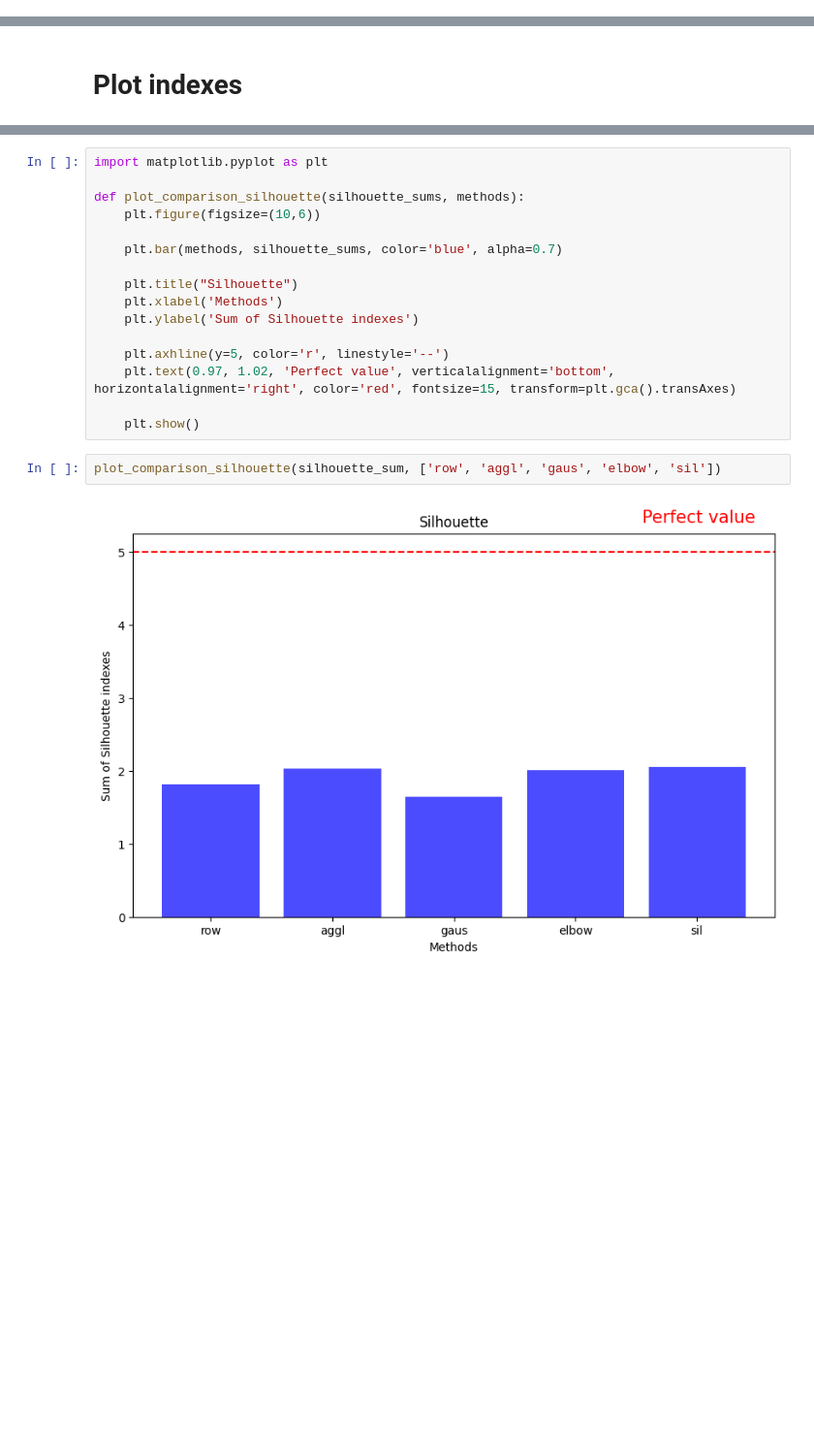
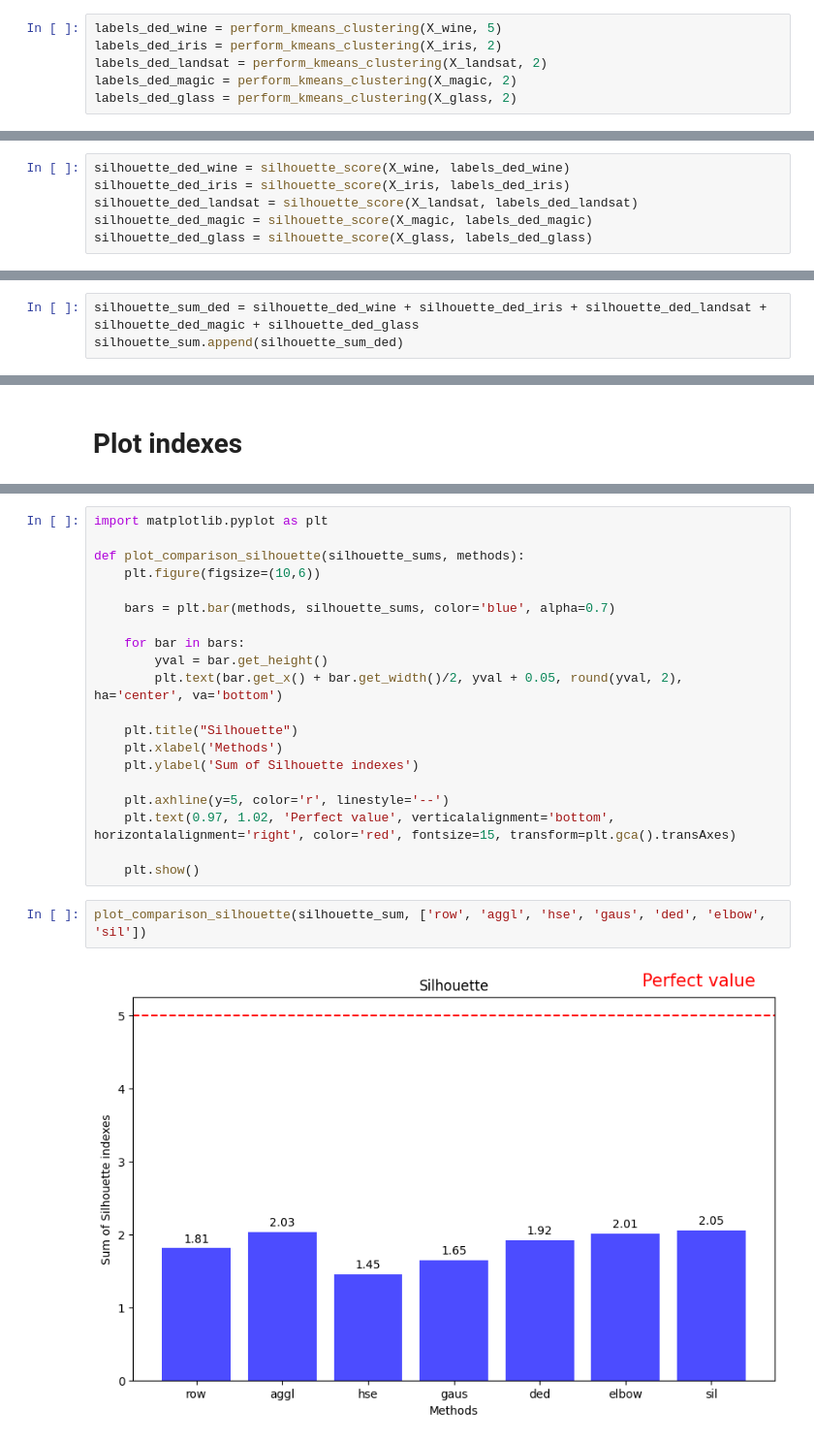
Before and after one commit to FIvER4IK/novel_methods_finding_k, a Jupyter notebook: Project.ipynb, the cells around one changed output, grey strips where cells are left out. Shown: that part at 97% size. Cells and saved outputs as stored; diff of their text form; blank space fills up the shorter version.

```diff
--- a/Project.ipynb
+++ b/Project.ipynb
@@ -842,5 +913,11 @@ silhouette_sum_gaus = silhouette_gaus_wine + silhouette_gaus_iris + silhouette_g
 silhouette_sum.append(silhouette_sum_gaus)
 # %% [markdown]
 ### DeD
+# %%
+labels_ded_wine = perform_kmeans_clustering(X_wine, 5)
+labels_ded_iris = perform_kmeans_clustering(X_iris, 2)
+labels_ded_landsat = perform_kmeans_clustering(X_landsat, 2)
+labels_ded_magic = perform_kmeans_clustering(X_magic, 2)
+labels_ded_glass = perform_kmeans_clustering(X_glass, 2)
 # %% [markdown]
 ##### Davies-Bouldin
@@ -849,2 +968,8 @@ silhouette_sum.append(silhouette_sum_gaus)
 # %% [markdown]
 ##### Silhouette
+# %%
+silhouette_ded_wine = silhouette_score(X_wine, labels_ded_wine)
+silhouette_ded_iris = silhouette_score(X_iris, labels_ded_iris)
+silhouette_ded_landsat = silhouette_score(X_landsat, labels_ded_landsat)
+silhouette_ded_magic = silhouette_score(X_magic, labels_ded_magic)
+silhouette_ded_glass = silhouette_score(X_glass, labels_ded_glass)
@@ -851,3 +988,6 @@ silhouette_sum.append(silhouette_sum_gaus)
+# %%
+silhouette_sum_ded = silhouette_ded_wine + silhouette_ded_iris + silhouette_ded_landsat + silhouette_ded_magic + silhouette_ded_glass
+silhouette_sum.append(silhouette_sum_ded)
 # %% [markdown]
 ### Elbow
 # %%
@@ -1050,7 +1198,11 @@ import matplotlib.pyplot as plt
 def plot_comparison_silhouette(silhouette_sums, methods):
     plt.figure(figsize=(10,6))
 
-    plt.bar(methods, silhouette_sums, color='blue', alpha=0.7)
+    bars = plt.bar(methods, silhouette_sums, color='blue', alpha=0.7)
+
+    for bar in bars:
+        yval = bar.get_height()
+        plt.text(bar.get_x() + bar.get_width()/2, yval + 0.05, round(yval, 2), ha='center', va='bottom')
 
     plt.title("Silhouette")
     plt.xlabel('Methods')
@@ -1061,6 +1213,6 @@ def plot_comparison_silhouette(silhouette_sums, methods):
 
     plt.show()
 # %%
-plot_comparison_silhouette(silhouette_sum, ['row', 'aggl', 'gaus', 'elbow', 'sil'])
+plot_comparison_silhouette(silhouette_sum, ['row', 'aggl', 'hse', 'gaus', 'ded', 'elbow', 'sil'])
 # %% [output]
-[figure, old version]
+[figure, new version]
```
Also changed, not shown: parts of 22 cells of this notebook.
